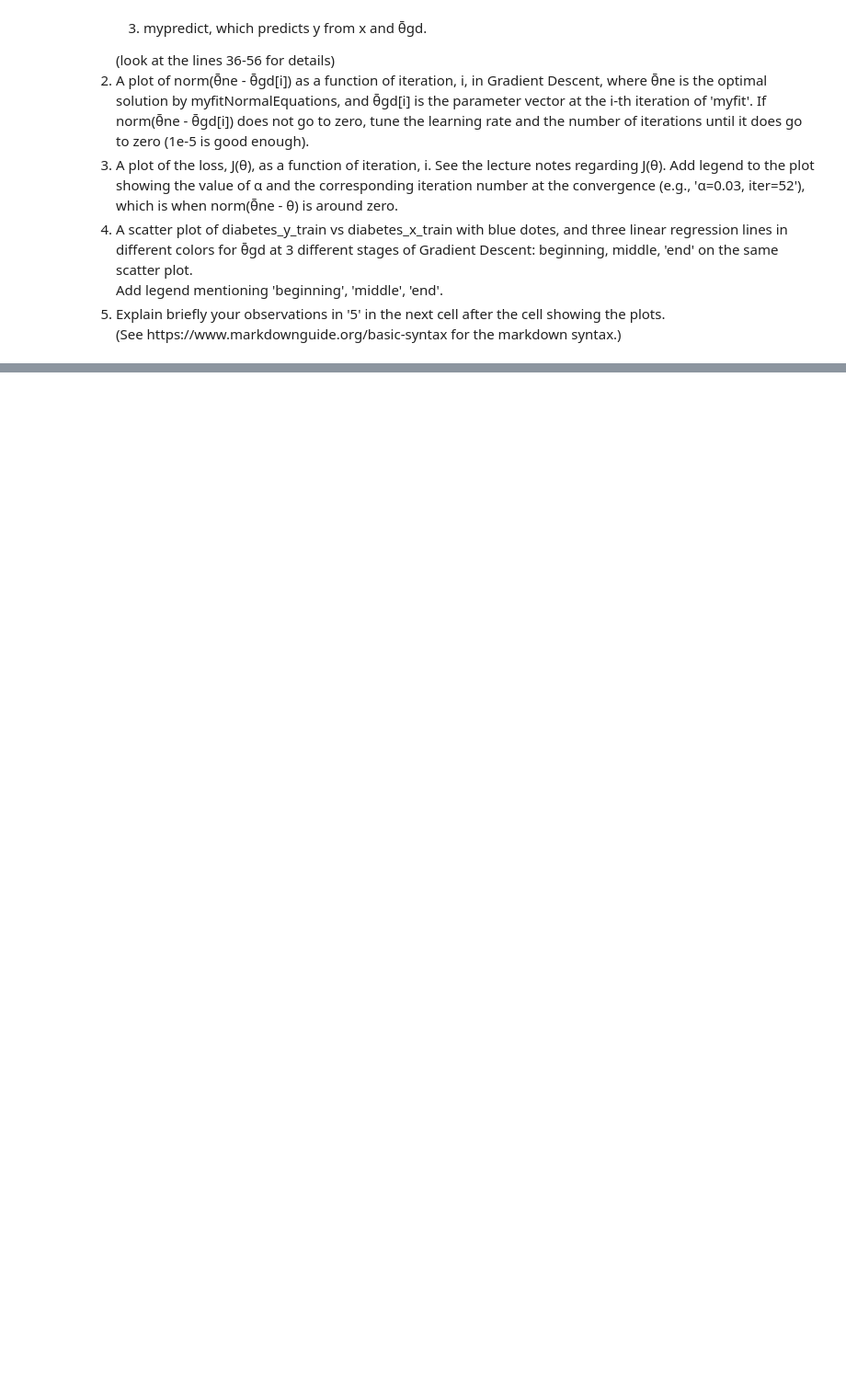
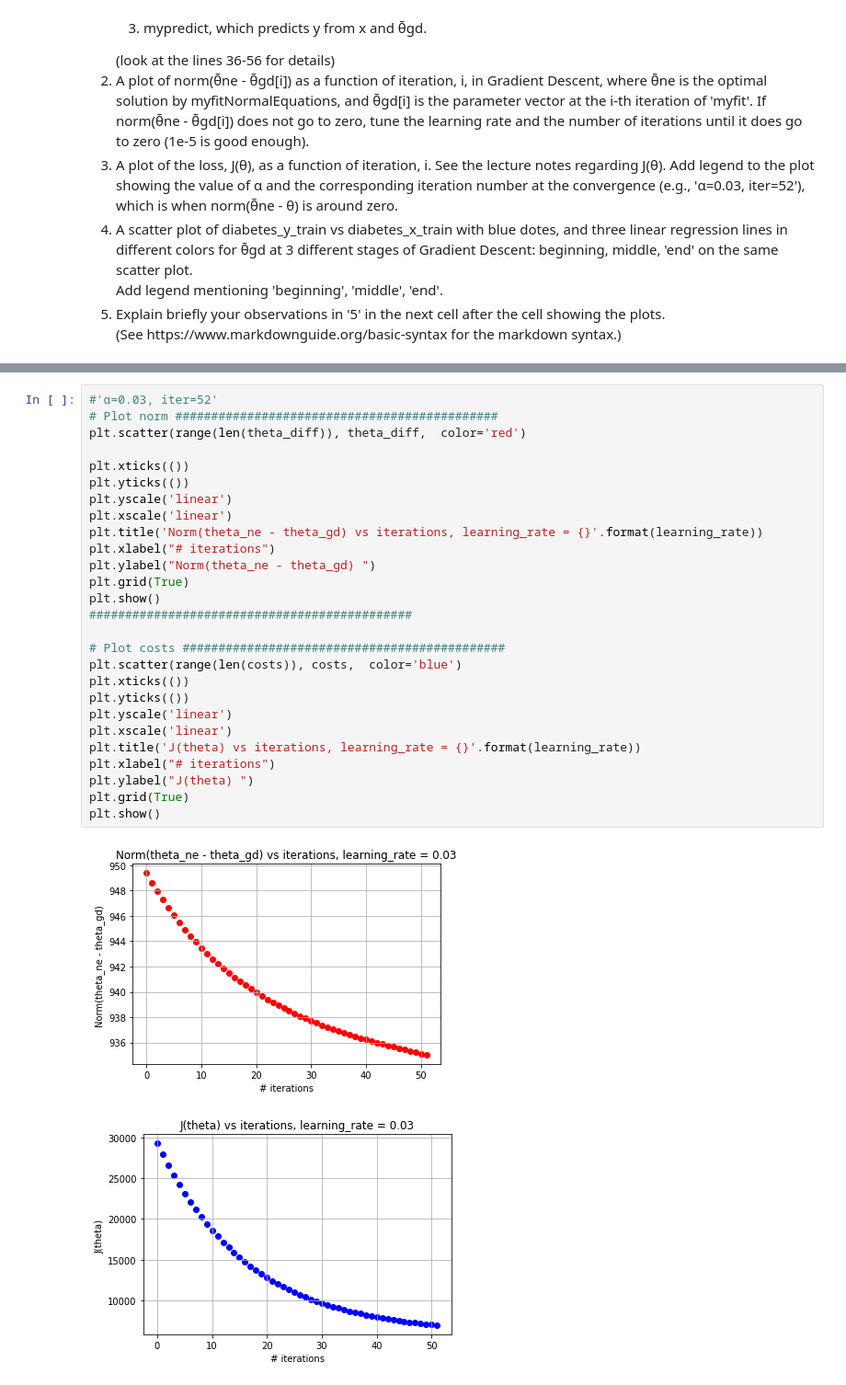
Before and after one commit to ThaoTon910/machine-learning-188, a Jupyter notebook: lab1/plot_ols.ipynb, the cells around one changed output, grey strips where cells are left out. Shown at 92% size. Drawn from its saved outputs; the diff is of its cells as text; blank space fills up the shorter version.

```diff
--- a/lab1/plot_ols.ipynb
+++ b/lab1/plot_ols.ipynb
@@ -148,0 +303,30 @@ Mean squared error: 2548.07
+# %%
+#'α=0.03, iter=52'
+# Plot norm #############################################
+plt.scatter(range(len(theta_diff)), theta_diff,  color='red')
+
+plt.xticks(())
+plt.yticks(())
+plt.yscale('linear')
+plt.xscale('linear')
+plt.title('Norm(theta_ne - theta_gd) vs iterations, learning_rate = {}'.format(learning_rate))
+plt.xlabel("# iterations")
+plt.ylabel("Norm(theta_ne - theta_gd) ")
+plt.grid(True)
+plt.show()
+#############################################
+
+# Plot costs #############################################
+plt.scatter(range(len(costs)), costs,  color='blue')
+plt.xticks(())
+plt.yticks(())
+plt.yscale('linear')
+plt.xscale('linear')
+plt.title('J(theta) vs iterations, learning_rate = {}'.format(learning_rate))
+plt.xlabel("# iterations")
+plt.ylabel("J(theta) ")
+plt.grid(True)
+plt.show()
+# %% [output]
+[figure, added]
+[figure, added]
```
Also changed, not shown: parts of 10 cells of this notebook.
